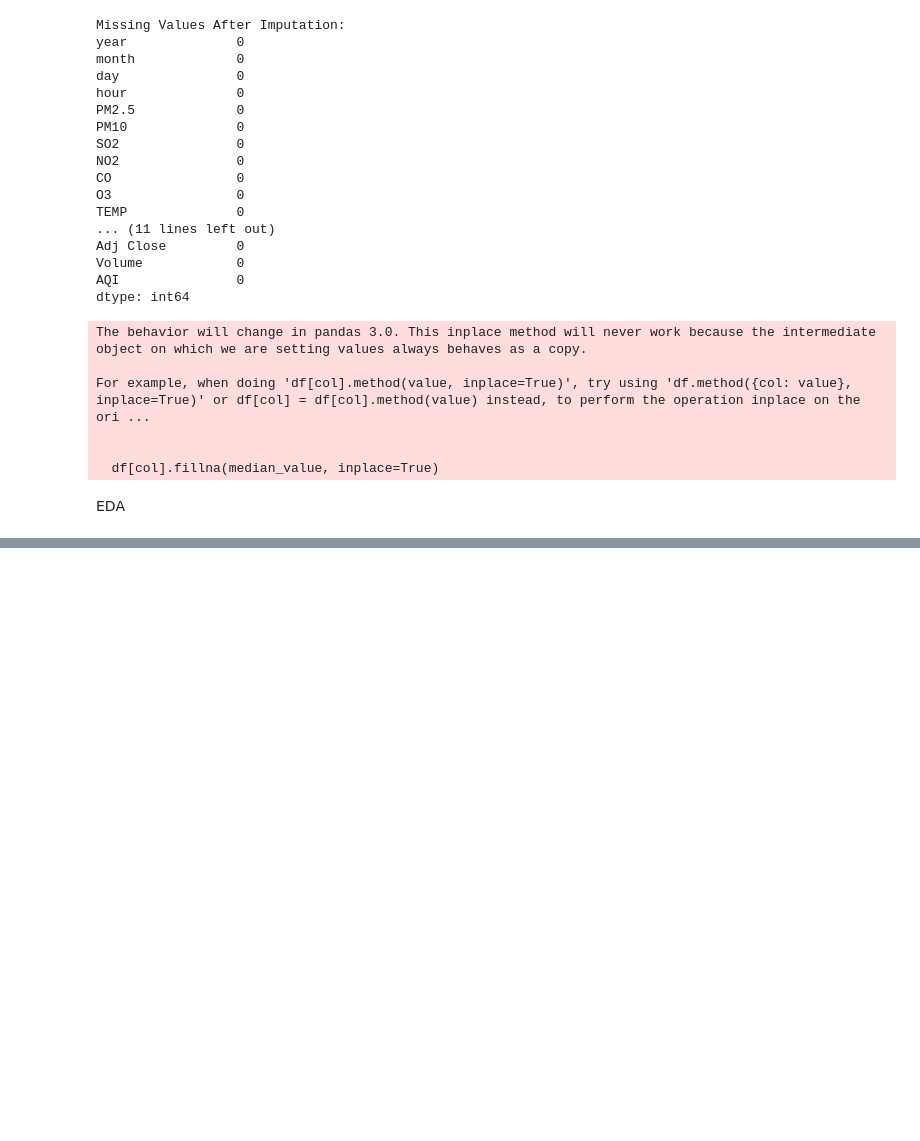
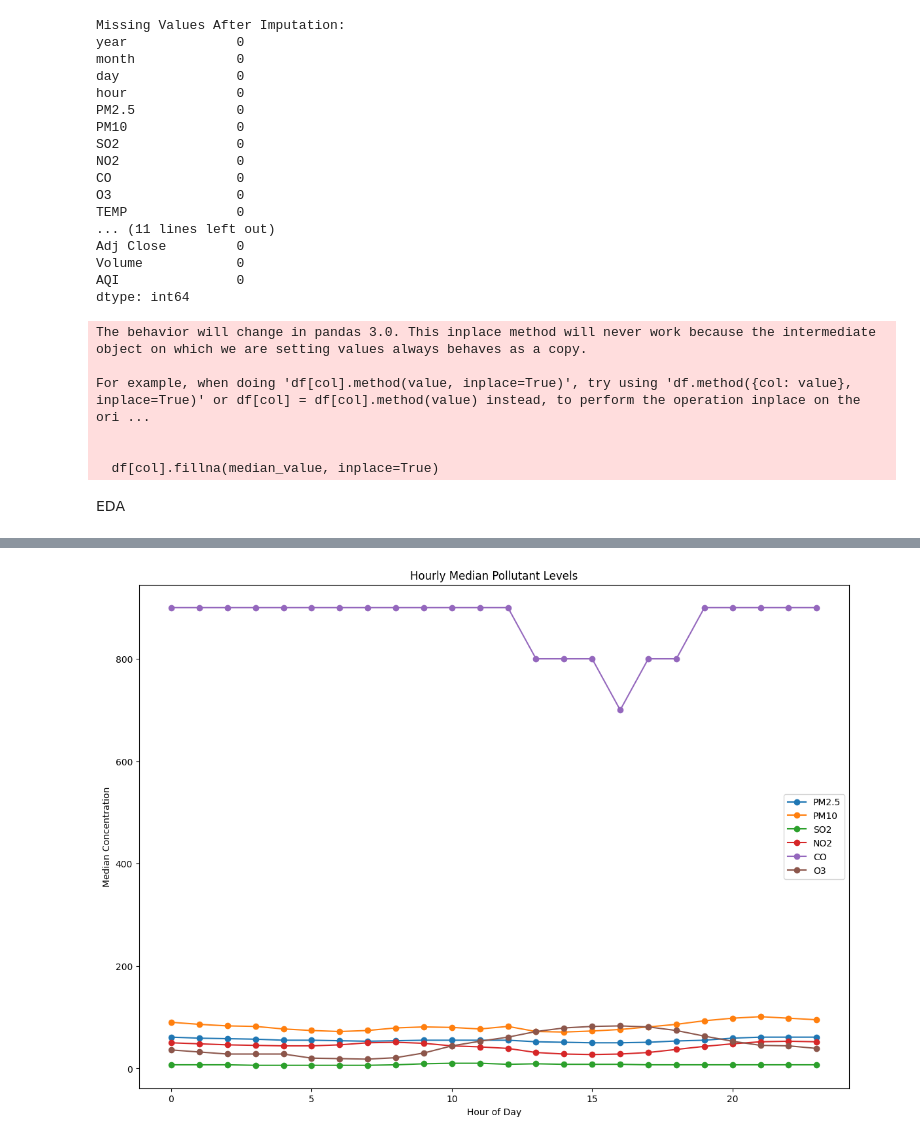
Before and after one commit to premkumarthimmagalla/AQI-App, a Jupyter notebook: st20313528.ipynb, the cells around one changed output, grey strips where cells are left out. Saved outputs shown, nothing was run; the diff lists cells and outputs as text; code cells hidden in the pictures; blank space fills up the shorter version.

```diff
--- a/st20313528.ipynb
+++ b/st20313528.ipynb
@@ -328,0 +361,14 @@ yearly_median = df.groupby('year')[pollutants].median().reset_index()
+# %%
+# Plotting median pollutant levels by hour of day
+hours = range(0, 24)
+plt.figure(figsize=(14, 10))
+for pollutant in pollutants:
+    hourly_median = df.groupby('hour')[pollutant].median()
+    plt.plot(hours, hourly_median, marker='o', label=pollutant)
+plt.xlabel('Hour of Day')
+plt.ylabel('Median Concentration')
+plt.title('Hourly Median Pollutant Levels')
+plt.legend()
+plt.show()
+# %% [output]
+[figure, added]
```
Also changed, not shown: parts of 5 cells of this notebook.
